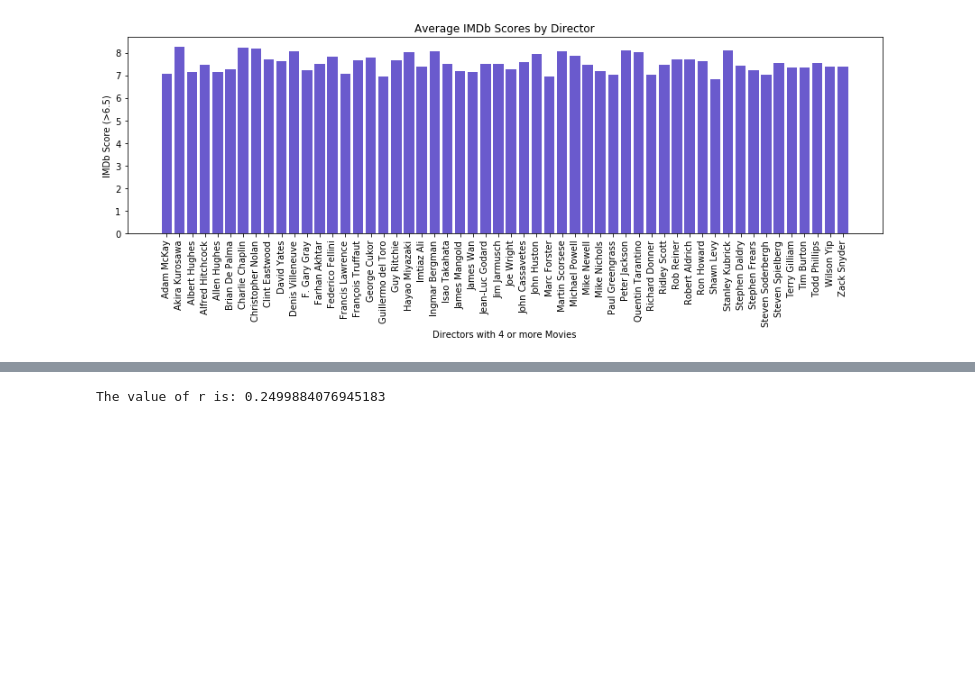
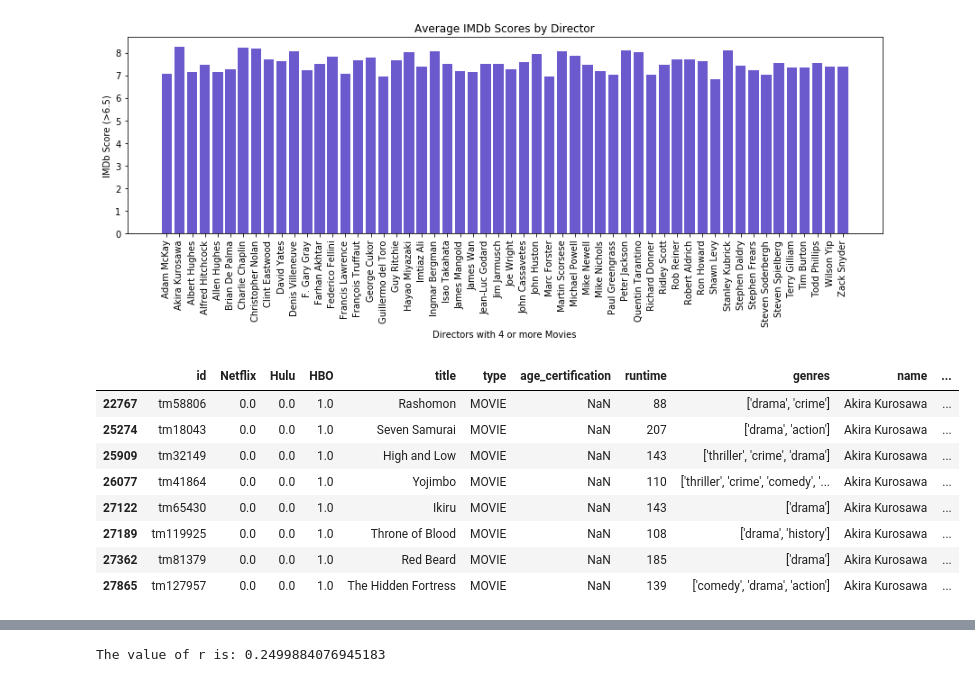
Before and after one commit to thn22/Eclipse__Rodeo2.0, a Jupyter notebook: Visualizations.ipynb, the cells around one changed output, grey strips where cells are left out. Saved outputs shown, nothing was run; the diff lists cells and outputs as text; code cells hidden in the pictures; blank space fills up the shorter version.

```diff
--- a/Visualizations.ipynb
+++ b/Visualizations.ipynb
@@ -88,4 +88,16 @@ Akira Kurosawa has the highest IMDb score average for directors.
 The highest IMDb score average is: 8.274999999999999
 [figure]
 # %%
-# Generat a bar graph for the director with the highest average (Akira Kurosawa) to display which movies to watch next
+# Generate a bar graph for the director with the highest average (Akira Kurosawa) to display which movies to watch next
+akira_df = cleaned_movie[cleaned_movie["name"]=="Akira Kurosawa"]
+akira_df
+# %% [output]
+|  | id | Netflix | Hulu | HBO | title | type | age_certification | runtime | genres | name | ... |
+| 22767 | tm58806 | 0.0 | 0.0 | 1.0 | Rashomon | MOVIE | NaN | 88 | ['drama', 'crime'] | Akira Kurosawa | ... |
+| 25274 | tm18043 | 0.0 | 0.0 | 1.0 | Seven Samurai | MOVIE | NaN | 207 | ['drama', 'action'] | Akira Kurosawa | ... |
+| 25909 | tm32149 | 0.0 | 0.0 | 1.0 | High and Low | MOVIE | NaN | 143 | ['thriller', 'crime', 'drama'] | Akira Kurosawa | ... |
+| 26077 | tm41864 | 0.0 | 0.0 | 1.0 | Yojimbo | MOVIE | NaN | 110 | ['thriller', 'crime', 'comedy', '... | Akira Kurosawa | ... |
+| 27122 | tm65430 | 0.0 | 0.0 | 1.0 | Ikiru | MOVIE | NaN | 143 | ['drama'] | Akira Kurosawa | ... |
+| 27189 | tm119925 | 0.0 | 0.0 | 1.0 | Throne of Blood | MOVIE | NaN | 108 | ['drama', 'history'] | Akira Kurosawa | ... |
+| 27362 | tm81379 | 0.0 | 0.0 | 1.0 | Red Beard | MOVIE | NaN | 185 | ['drama'] | Akira Kurosawa | ... |
+| 27865 | tm127957 | 0.0 | 0.0 | 1.0 | The Hidden Fortress | MOVIE | NaN | 139 | ['comedy', 'drama', 'action'] | Akira Kurosawa | ... |
```
Also changed, not shown: parts of 1 cell of this notebook.
